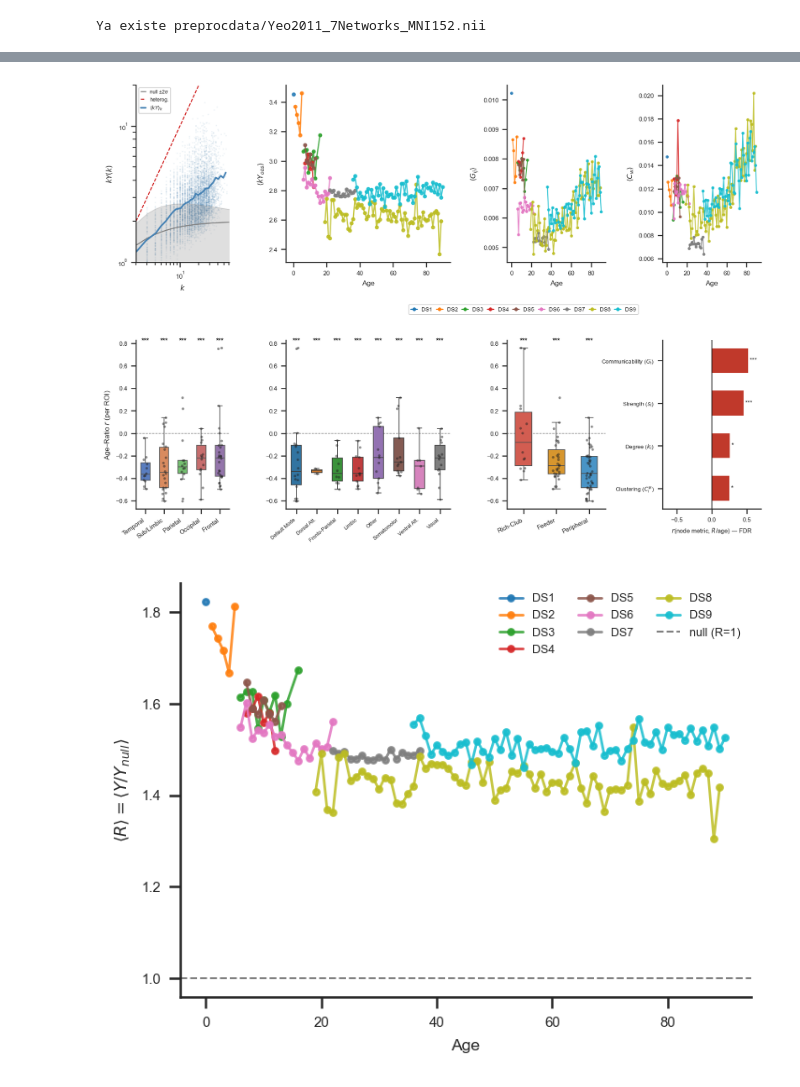
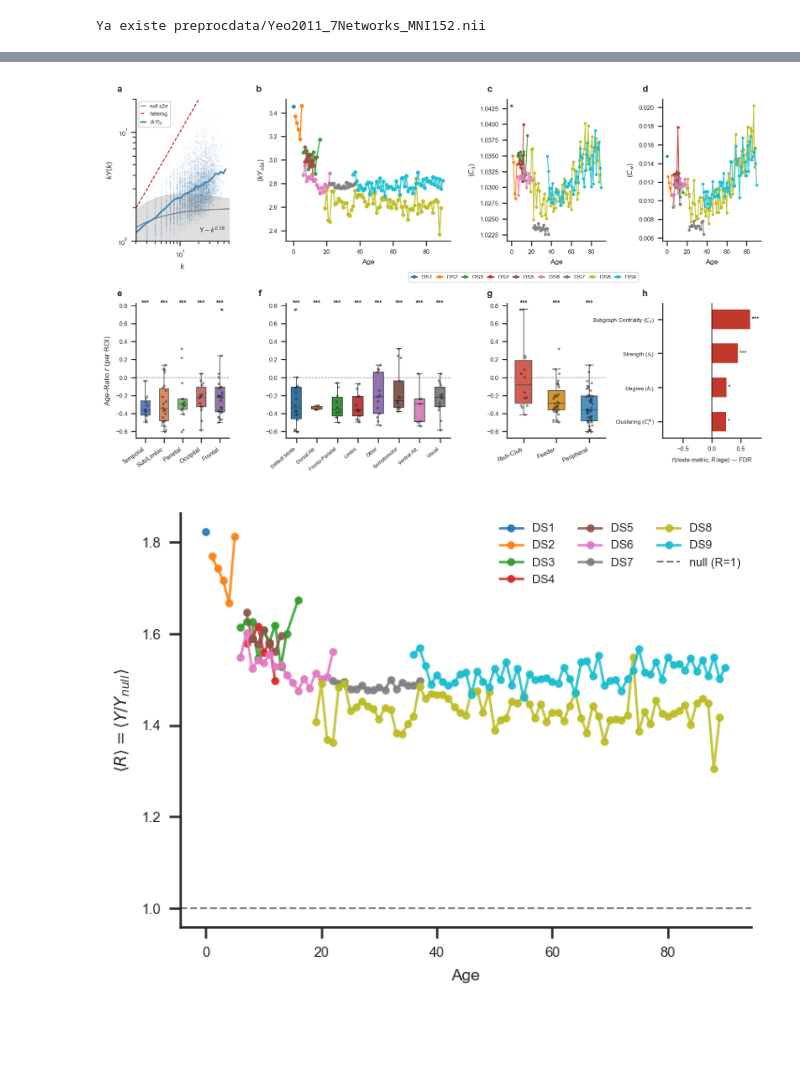
Before and after one commit to alexdeharo269/NetLearn, a Jupyter notebook: firstpart.ipynb, the cells around one changed output, grey strips where cells are left out. Drawn from its saved outputs; the diff is of its cells as text; code cells hidden in the pictures; blank space fills up the shorter version.

```diff
--- a/firstpart.ipynb
+++ b/firstpart.ipynb
@@ -49,16 +49,19 @@ def _metrics_one_thread(args):
     try:
         C    = expm(A_norm)
         comm = (C.sum() - np.trace(C)) / (N * (N - 1))
+        sc   = np.diag(C).mean()
     except Exception:
         comm = np.nan
+        sc   = np.full(N, np.nan)
 
-    return idx, c_unw, c_w, comm
+    return idx, c_unw, c_w, comm, sc
 
 def compute_extra_metrics(df, rho=0.99, n_workers=8):
     df = df.copy()
     c_unw_out = [None] * len(df)
     c_w_out   = [None] * len(df)
     comm_out  = [None] * len(df)
+    sc_out    = [None] * len(df)
 
     args_list = [
         (idx, np.asarray(row.connectome, dtype=np.float64), rho)
@@ -68,14 +71,16 @@ def compute_extra_metrics(df, rho=0.99, n_workers=8):
     with ThreadPoolExecutor(max_workers=n_workers) as executor:
         futures = {executor.submit(_metrics_one_thread, a): a[0] for a in args_list}
         for fut in as_completed(futures):
-            idx, c_unw, c_w, comm = fut.result()
+            idx, c_unw, c_w, comm, sc = fut.result()
             c_unw_out[idx] = c_unw
             c_w_out[idx]   = c_w
             comm_out[idx]  = comm
+            sc_out[idx]    = sc
 
     df['C_unw']     = c_unw_out
     df['C_w']       = c_w_out
     df['comm_mean'] = comm_out
+    df['sc_mean']   = sc_out
     return df
 
 
@@ -1057,13 +1070,12 @@ def _process_subject(W_raw, rho=0.99):
     with np.errstate(invalid='ignore', divide='ignore'):
         clust_w = np.where(denom > 0, num / denom, 0.0)
 
-    # Total communicability nodal = suma de fila de expm(A_norm)
+    # Total communicability nodal
     sr     = np.abs(np.linalg.eigvals(W)).max()
     A_norm = W * (rho / sr) if sr > 0 else W
     with np.errstate(over='ignore'):
-        comm_row = expm(A_norm).sum(axis=1)
-
-    return dict(ratio=ratio, k=k, s=s, clust_w=clust_w, comm=comm_row)
+        sc = np.diag(expm(A_norm))      # subgraph centrality C_ii
+    return dict(ratio=ratio, k=k, s=s, clust_w=clust_w, sc=sc)
 
 
 def build_roi_matrices(data_sub):
@@ -1078,12 +1090,12 @@ def build_roi_matrices(data_sub):
     k_mat      = np.stack([r['k']       for r in results], axis=0)
     s_mat      = np.stack([r['s']       for r in results], axis=0)
     clust_mat  = np.stack([r['clust_w'] for r in results], axis=0)
-    comm_mat   = np.stack([r['comm']    for r in results], axis=0)
+    sc_mat     = np.stack([r['sc']      for r in results], axis=0)
     roi_means  = {
         'k':      np.nanmean(k_mat,     axis=0),
         's':      np.nanmean(s_mat,     axis=0),
         'clust_w':np.nanmean(clust_mat, axis=0),
-        'comm':   np.nanmean(comm_mat,  axis=0),
+        'sc':     np.nanmean(sc_mat,    axis=0),
     }
     print("  Hecho.")
     return ratio_mat, ages, roi_means
@@ -1117,7 +1129,7 @@ def compute_roi_results(ratio_mat, ages, roi_means):
         'Strength ($s_i$)':            roi_means['s'],
         'Clustering ($C^w_i$)':        roi_means['clust_w'],
         'Degree ($k_i$)':              mean_k,
-        'Communicability ($G_{i}$)': roi_means['comm'],
+        'Subgraph Centrality ($C_{ii}$)': roi_means['sc'],
     }
     hr_rows, hr_p = [], []
     for lbl, vals in NODE_LABELS.items():
@@ -1287,7 +1299,7 @@ def draw_bottom_row(axes, df_roi, hr_df):
 # FIGURA PRINCIPAL — desarrollo
 # ══════════════════════════════════════════════════════════════════════
 
-fig = plt.figure(figsize=(11, 7.5))
+fig = plt.figure(figsize=(11, 6))
 gs  = gridspec.GridSpec(
     2, 4, figure=fig,
     height_ratios=[1.05, 1],
@@ -1308,6 +1320,11 @@ ax_kY.scatter(k_arr_sc[idx_sc], kY_arr_sc[idx_sc],
               s=0.4, alpha=0.07, color='steelblue', rasterized=True, zorder=1)
 ax_kY.fill_between(NUL['ks'], NUL['kY_lo'], NUL['kY_hi'],
                    color='grey', alpha=0.25, zorder=2)
+from scipy.stats import linregress
+lr = linregress(np.log10(ks_obs_sc), np.log10(kY_obs_mu_sc))
+ax_kY.text(0.95, 0.05, rf'$\Upsilon\sim k^{{{lr.slope:.2f}}}$',
+           transform=ax_kY.transAxes, ha='right', va='bottom', fontsize=6)
+
 ax_kY.plot(NUL['ks'], NUL['kY_null'], '-',  color='grey',    lw=1,   label='null ±2σ')
 ax_kY.plot(NUL['ks'], NUL['kY_het'],  '--', color='#cc0000', lw=0.9, label='heterog.')
 ax_kY.plot(ks_obs_sc, kY_obs_mu_sc,   '-',  color='steelblue', lw=1.6,
@@ -1321,36 +1338,39 @@ sns.despine(ax=ax_kY)
 # Trayectorias
 traj_cfg = [
     (ax_tdis,  'kY_obs',    r'$\langle kY_{obs}\rangle$', 1.2, 3),
-    (ax_tcomm, 'comm_mean', r'$\langle G_{ij}\rangle$',   0.9, 2),
+    (ax_tcomm, 'sc_mean', r'$\langle C_{ii}\rangle$',   0.9, 2),
     (ax_tclus, 'C_w',       r'$\langle C_w\rangle$',      0.9, 2),
 ]
 for ax, metric, ylabel, lw, ms in traj_cfg:
     for ds in ds_list:
         sub = data[data.dataset==ds].sort_values('age')
         if metric not in sub.columns or len(sub)==0: continue
         g = sub.groupby('age')[metric].mean()
         ax.plot(g.index, g.values, 'o-', ms=ms, lw=lw, color=ds2col[ds], alpha=0.85)
     ax.set_ylabel(ylabel); ax.set_xlabel('Age')
     sns.despine(ax=ax)
 
 # Leyenda alineada bajo trayectorias
 fig.canvas.draw()
 p_l = ax_tdis.get_position(); p_r = ax_tclus.get_position()
 handles = [plt.Line2D([0],[0], color=ds2col[ds], lw=1.3, marker='o',
                        ms=2.5, label=f'DS{ds}') for ds in ds_list]
 fig.legend(handles=handles,
            loc='lower center',
            bbox_to_anchor=((p_l.x0+p_r.x1)/2, p_l.y0-0.1),
            bbox_transform=fig.transFigure,
            ncol=len(ds_list), fontsize=5.5, frameon=True,
            handlelength=1.1, columnspacing=0.7)
 
 draw_bottom_row(bot_axes, df_dev, hr_dev)
+for ax, lab in zip([ax_kY, ax_tdis, ax_tcomm, ax_tclus, *bot_axes], 'abcdefgh'):
+    ax.text(-0.15, 1.1, lab, transform=ax.transAxes,
+            fontsize=9, fontweight='bold', va='top', ha='right')
 
 plt.savefig('borradorv2/fig2_main.pdf', bbox_inches='tight', dpi=300)
 plt.show()
 # %% [output]
-[figure, old version]
+[figure, new version]
 # %%
 # ── Mini-plot: R = kY_obs / kY_null vs age, por dataset ──────────────
 fig, ax = plt.subplots(figsize=(4, 3))
```
Also changed, not shown: parts of 5 cells of this notebook, 10 other files.
